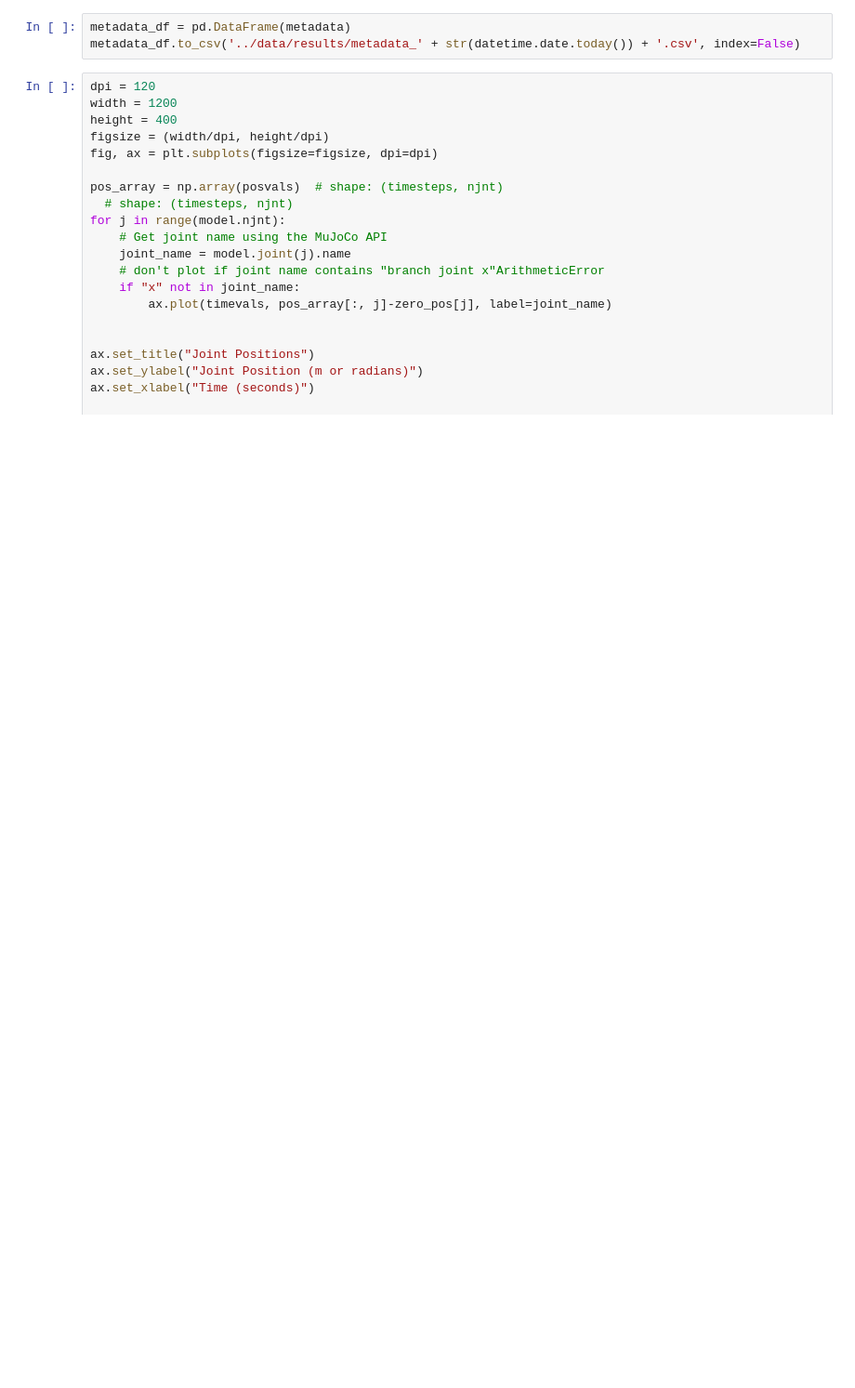
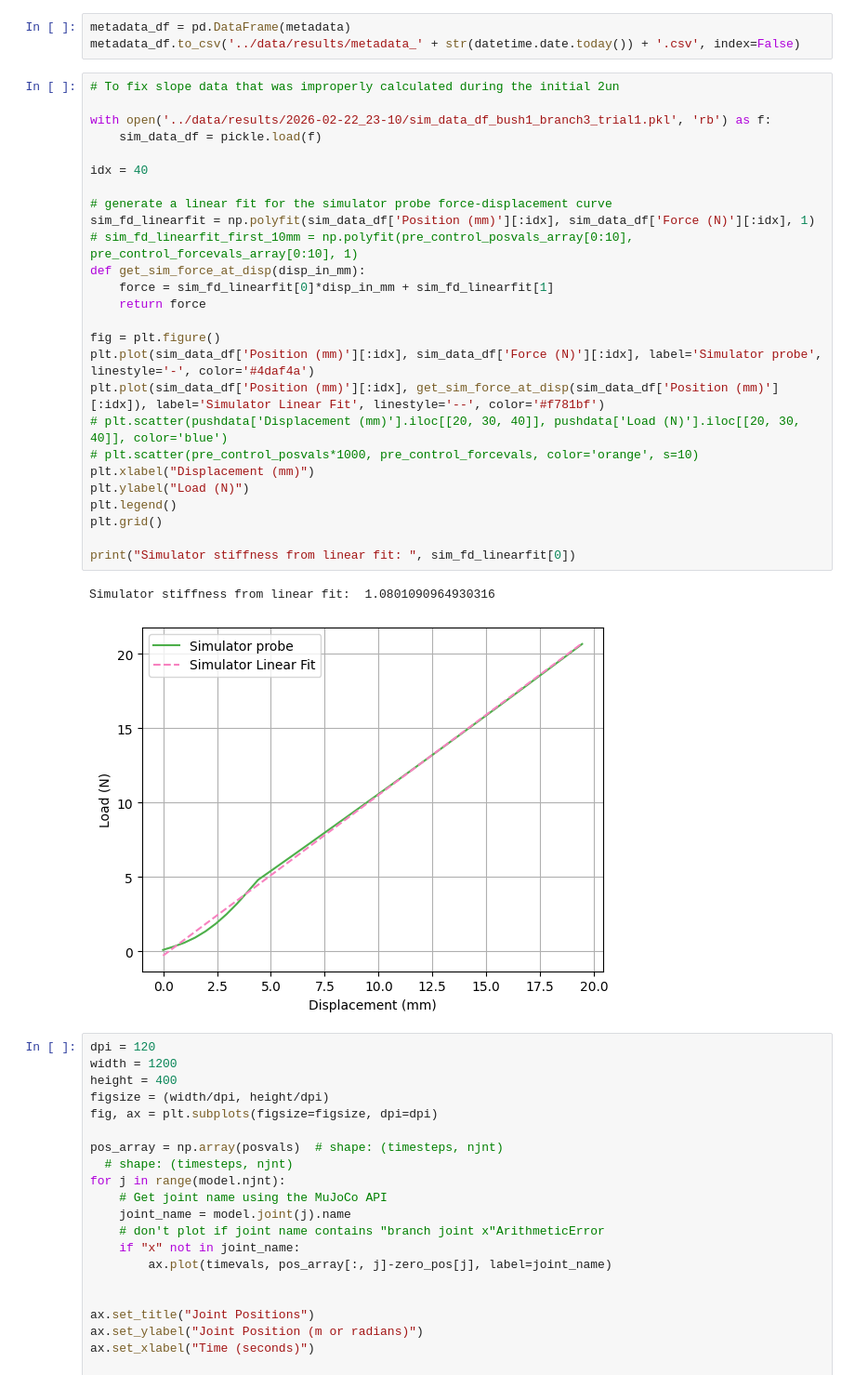
Before and after one commit to Intelligent-Machines-and-Materials-Lab/MuJoCoBlueberryModeling, a Jupyter notebook: src/branchSim.ipynb, the cells around one changed output. Shown at 93% size. Drawn from its saved outputs; the diff is of its cells as text; blank space fills up the shorter version.

```diff
--- a/src/branchSim.ipynb
+++ b/src/branchSim.ipynb
@@ -550,6 +520,35 @@ KeyboardInterrupt:
 # %%
 metadata_df = pd.DataFrame(metadata)
 metadata_df.to_csv('../data/results/metadata_' + str(datetime.date.today()) + '.csv', index=False)
+# %%
+# To fix slope data that was improperly calculated during the initial 2un
+
+with open('../data/results/2026-02-22_23-10/sim_data_df_bush1_branch3_trial1.pkl', 'rb') as f:
+    sim_data_df = pickle.load(f)
+
+idx = 40
+
+# generate a linear fit for the simulator probe force-displacement curve
+sim_fd_linearfit = np.polyfit(sim_data_df['Position (mm)'][:idx], sim_data_df['Force (N)'][:idx], 1)
+# sim_fd_linearfit_first_10mm = np.polyfit(pre_control_posvals_array[0:10], pre_control_forcevals_array[0:10], 1)
+def get_sim_force_at_disp(disp_in_mm):
+    force = sim_fd_linearfit[0]*disp_in_mm + sim_fd_linearfit[1]
+    return force
+
+fig = plt.figure()
+plt.plot(sim_data_df['Position (mm)'][:idx], sim_data_df['Force (N)'][:idx], label='Simulator probe', linestyle='-', color='#4daf4a')
+plt.plot(sim_data_df['Position (mm)'][:idx], get_sim_force_at_disp(sim_data_df['Position (mm)'][:idx]), label='Simulator Linear Fit', linestyle='--', color='#f781bf')
+# plt.scatter(pushdata['Displacement (mm)'].iloc[[20, 30, 40]], pushdata['Load (N)'].iloc[[20, 30, 40]], color='blue')
+# plt.scatter(pre_control_posvals*1000, pre_control_forcevals, color='orange', s=10)
+plt.xlabel("Displacement (mm)")
+plt.ylabel("Load (N)")
+plt.legend()
+plt.grid()
+
+print("Simulator stiffness from linear fit: ", sim_fd_linearfit[0])
+# %% [output]
+Simulator stiffness from linear fit:  1.0801090964930316
+[figure, added]
 # %%
 dpi = 120
 width = 1200
```
Also changed, not shown: parts of 1 cell of this notebook, 3 other files.
